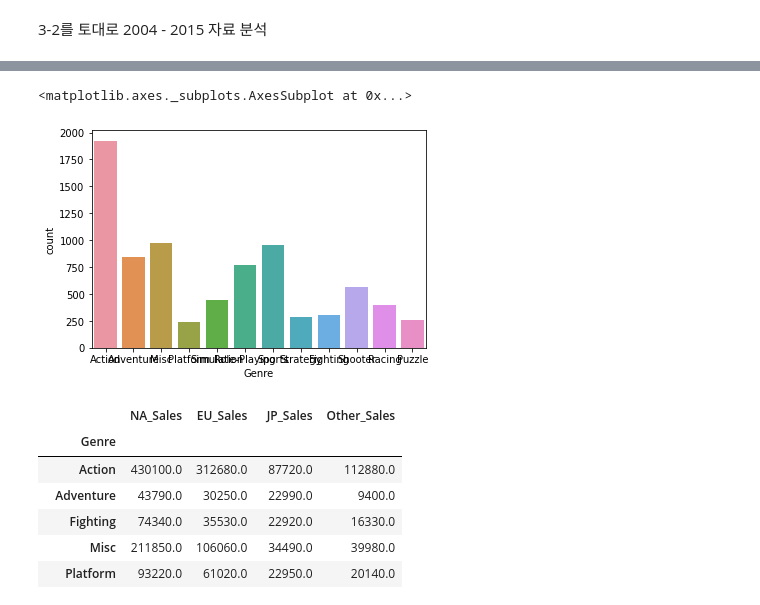
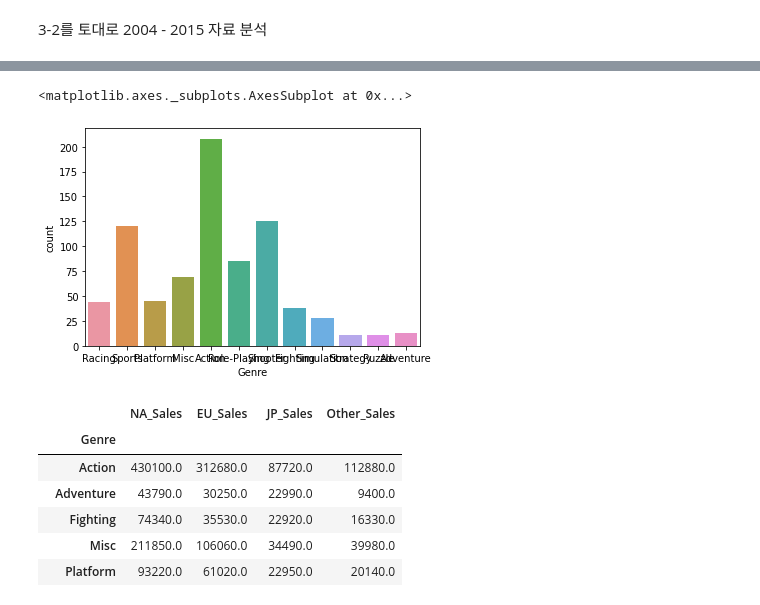
Before and after one commit to superahxd/_project, a Jupyter notebook: sec1_project.ipynb, the cells around one changed output, grey strips where cells are left out. Drawn from its saved outputs; the diff is of its cells as text; code cells hidden in the pictures.

```diff
--- a/sec1_project.ipynb
+++ b/sec1_project.ipynb
@@ -460,7 +460,11 @@ vgames08.head()
 | 3 | Deal or No Deal: Special Edition | DS | 2010.0 | Misc | Zoo Games | 40.0 | 0.0 | 0.0 | 0.0 | 40.0 | ... |
 | 4 | Ben 10 Ultimate Alien: Cosmic Des... | PS3 | 2010.0 | Platform | D3Publisher | 120.0 | 90.0 | 0.0 | 40.0 | 250.0 | ... |
 # %%
+#상위 10%
 vgames08_rank = vgames08.iloc[:, :10]
 vgames08_rank['rank'] = vgames08_rank['sales'].rank(method="min", ascending = True)
-vgames08_rank
+vgames08_10per = vgames08_rank.sort_values(by='rank', ascending=False)
+vgames08_10per = vgames08_10per.iloc[:, :10].reset_index()
+vgames08_10per = vgames08_10per.head(797)
+vgames08_10per
 # %% [output]
@@ -524,11 +513,11 @@ vgames08_mean.plot(kind='bar',figsize=(11,5), rot=1, legend='reverse', alpha = 0
 # %%
-pd.Series(vgames08['Genre']).value_counts()
+pd.Series(vgames08_10per['Genre']).value_counts()
 
 import seaborn as sns
-sns.countplot(vgames08['Genre'])
+sns.countplot(vgames08_10per['Genre'], )
 # %% [output]
 <matplotlib.axes._subplots.AxesSubplot at 0x...>
-[figure, old version]
+[figure, new version]
 # %%
 vgames08_genre = vgames08_sum.T
 #vgames08_genre['sales'] = vgames08_genre.sum(axis = 1, skipna = True)
```
Also changed, not shown: parts of 7 cells of this notebook.
